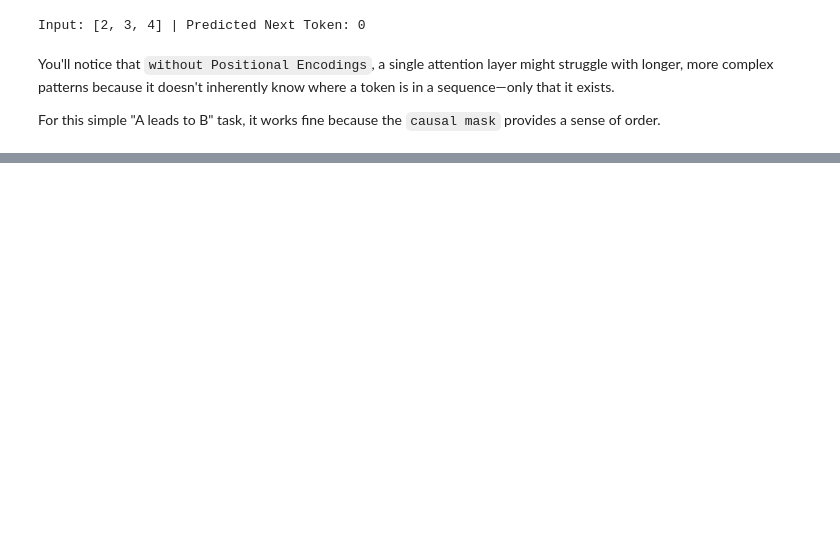
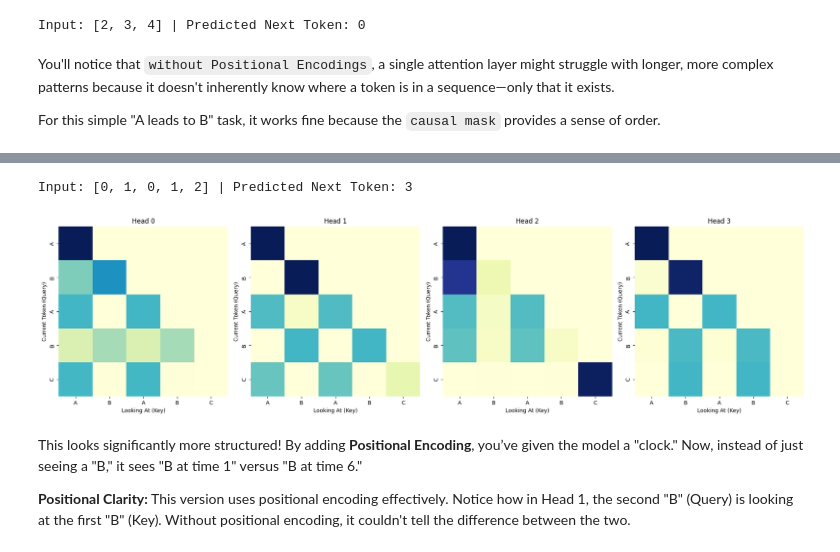
Before and after one commit to Jae-Ro/ml-study, a Jupyter notebook: 2_attention.ipynb, the cells around one changed output, grey strips where cells are left out. Saved outputs shown, nothing was run; the diff lists cells and outputs as text; code cells hidden in the pictures; blank space fills up the shorter version.

```diff
--- a/2_attention.ipynb
+++ b/2_attention.ipynb
@@ -486,0 +616,54 @@ For this simple "A leads to B" task, it works fine because the `causal mask` pro
+# %%
+# 0, 1, 0, 1, {2}
+model.eval()
+test_input = torch.tensor([[0, 1, 0, 1, 2]])
+with torch.no_grad():
+    prediction = model(test_input)
+    next_token = torch.argmax(prediction[:, -1, :], dim=-1)
+    print(f"\nInput: [0, 1, 0, 1, 2] | Predicted Next Token: {next_token.item()}")
+# %% [output]
+Input: [0, 1, 0, 1, 2] | Predicted Next Token: 3
+# %%
+import matplotlib.pyplot as plt
+import seaborn as sns
+
+# 1. Define your vocabulary mapping clearly
+# 0 -> A, 1 -> B, etc.
+num_to_char = {i: chr(65 + i) for i in range(10)}
+
+
+def plot_attention_simple(model, sequence):
+    model.eval()
+
+    # Translate the input numbers to letters for the plot labels
+    # e.g., [0, 1, 2] becomes ['A', 'B', 'C']
+    tokens = [num_to_char[t.item()] for t in sequence[0]]
+
+    with torch.no_grad():
+        # Pass through embedding then attention
+        x = model.embedding(sequence)
+        _, attn = model.attention(x, return_attn=True)
+
+    # Let's look at all 4 heads side-by-side
+    fig, axes = plt.subplots(1, 4, figsize=(20, 5))
+
+    for i in range(4):
+        weights = attn[0, i].cpu().numpy()
+        sns.heatmap(weights, xticklabels=tokens, yticklabels=tokens, cmap="YlGnBu", ax=axes[i], cbar=False, square=True)
+        axes[i].set_title(f"Head {i}")
+        axes[i].set_xlabel("Looking At (Key)")
+        axes[i].set_ylabel("Current Token (Query)")
+
+    plt.tight_layout()
+    plt.show()
+
+
+# Test with a sequence:
+test_seq = torch.tensor([[0, 1, 0, 1, 2]])
+plot_attention_simple(model, test_seq)
+# %% [output]
+[figure, added]
+# %% [markdown]
+This looks significantly more structured! By adding **Positional Encoding**, you’ve given the model a "clock." Now, instead of just seeing a "B," it sees "B at time 1" versus "B at time 6."
+
+**Positional Clarity:** This version uses positional encoding effectively. Notice how in Head 1, the second "B" (Query) is looking at the first "B" (Key). Without positional encoding, it couldn't tell the difference between the two.
```
Also changed, not shown: parts of 10 cells of this notebook, 1 other file.
